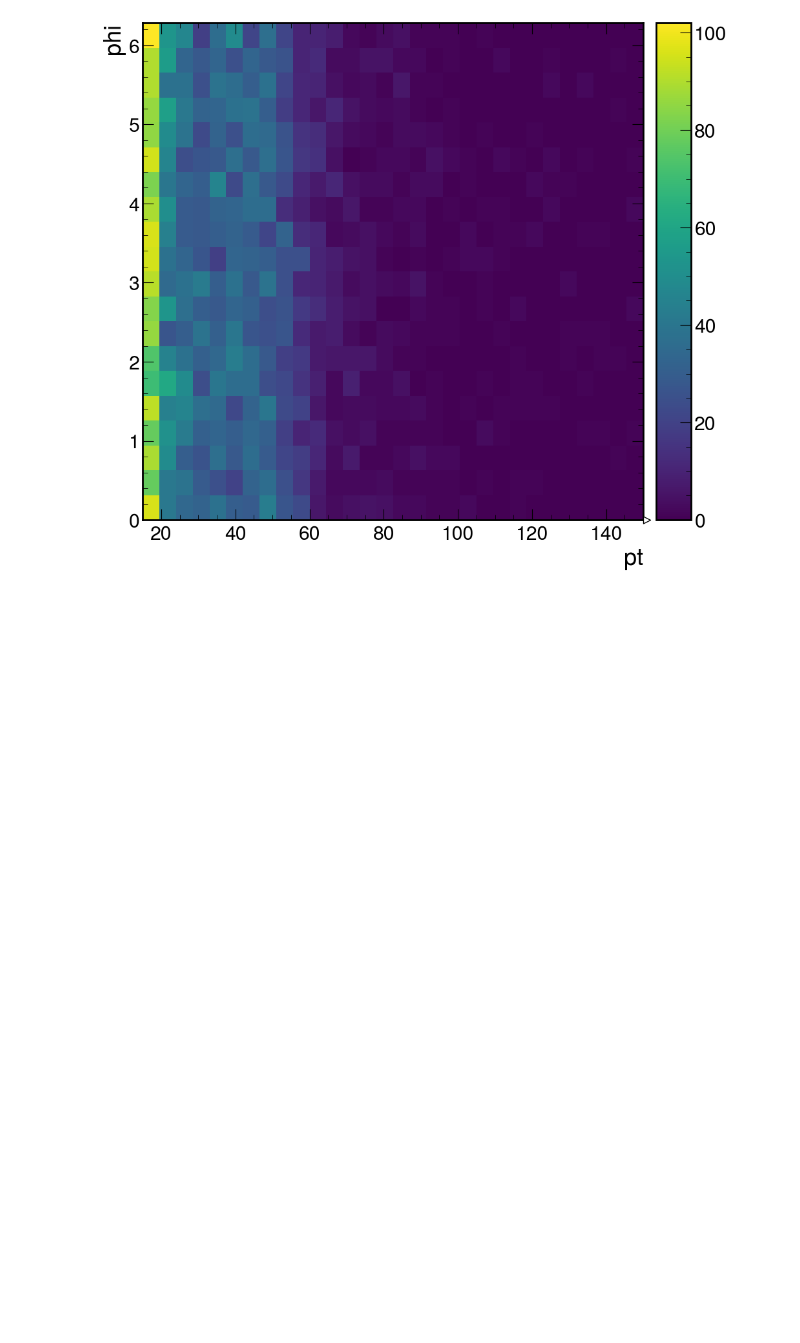
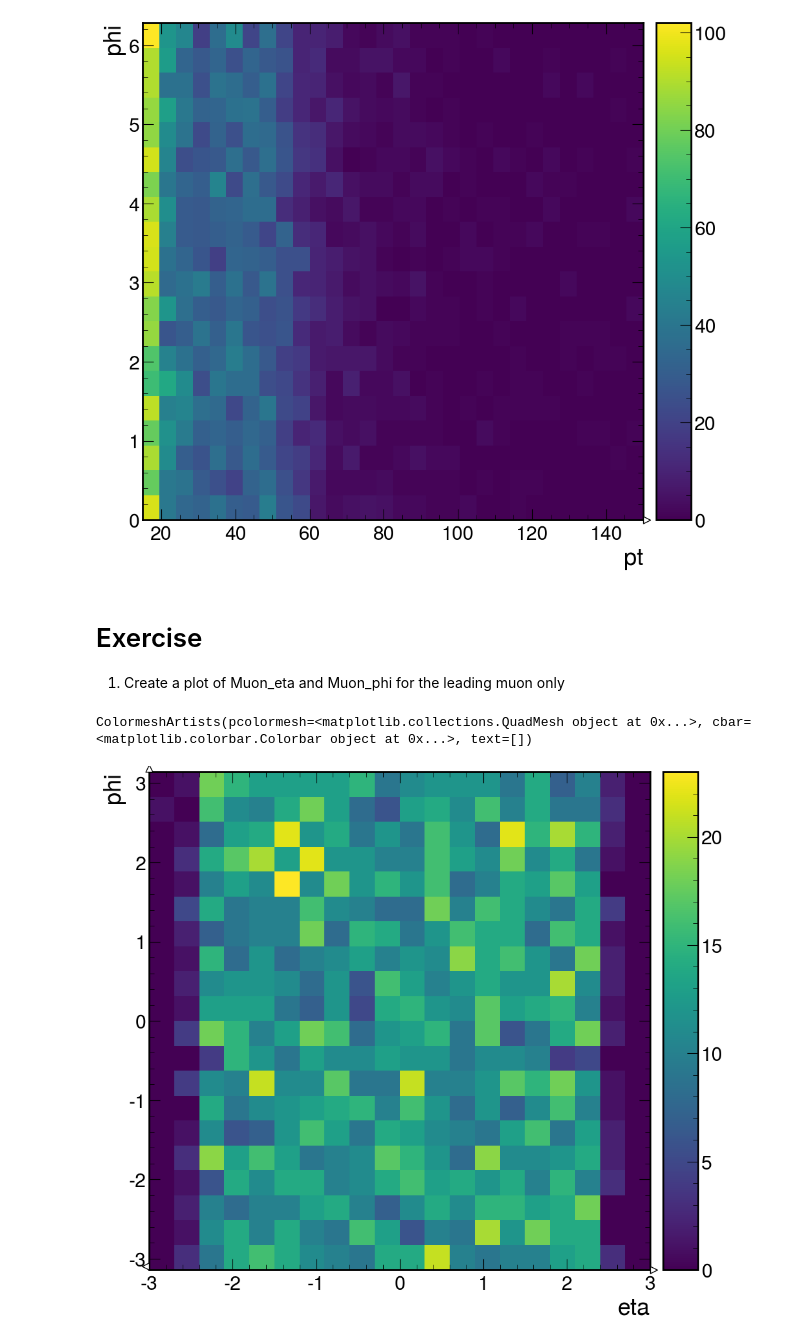
Before and after one commit to valsdav/PyHEPTutorial_INFN_InteractiveAnalysisWorkshop, a Jupyter notebook: 2_Histograms_and_plotting.ipynb, the cells around one changed output. Drawn from its saved outputs; the diff is of its cells as text; code cells hidden in the pictures; blank space fills up the shorter version.

```diff
--- a/2_Histograms_and_plotting.ipynb
+++ b/2_Histograms_and_plotting.ipynb
@@ -435,3 +436,19 @@ hep.cms.text("Open Data")
 hist3d[{"muon_cat": "1muon", "eta": slice(-2j, 2j, sum)}].plot();
 # %% [output]
 [figure]
+# %% [markdown]
+# Exercise
+
+1. Create a plot of Muon_eta and Muon_phi for the leading muon only
+# %%
+muon_exist = ak.num(events.Muon_pt, axis=1)>0
+
+hist = Hist.new.Reg(20, -3, 3, name="eta").Reg(20, -np.pi, np.pi, name="phi").Double()
+
+hist.fill(events[muon_exist].Muon_eta[:,0],
+          events[muon_exist].Muon_phi[:,0])
+
+hist.plot()
+# %% [output]
+ColormeshArtists(pcolormesh=<matplotlib.collections.QuadMesh object at 0x...>, cbar=<matplotlib.colorbar.Colorbar object at 0x...>, text=[])
+[figure, added]
```
Also changed, not shown: parts of 9 cells of this notebook, 3 other files.
